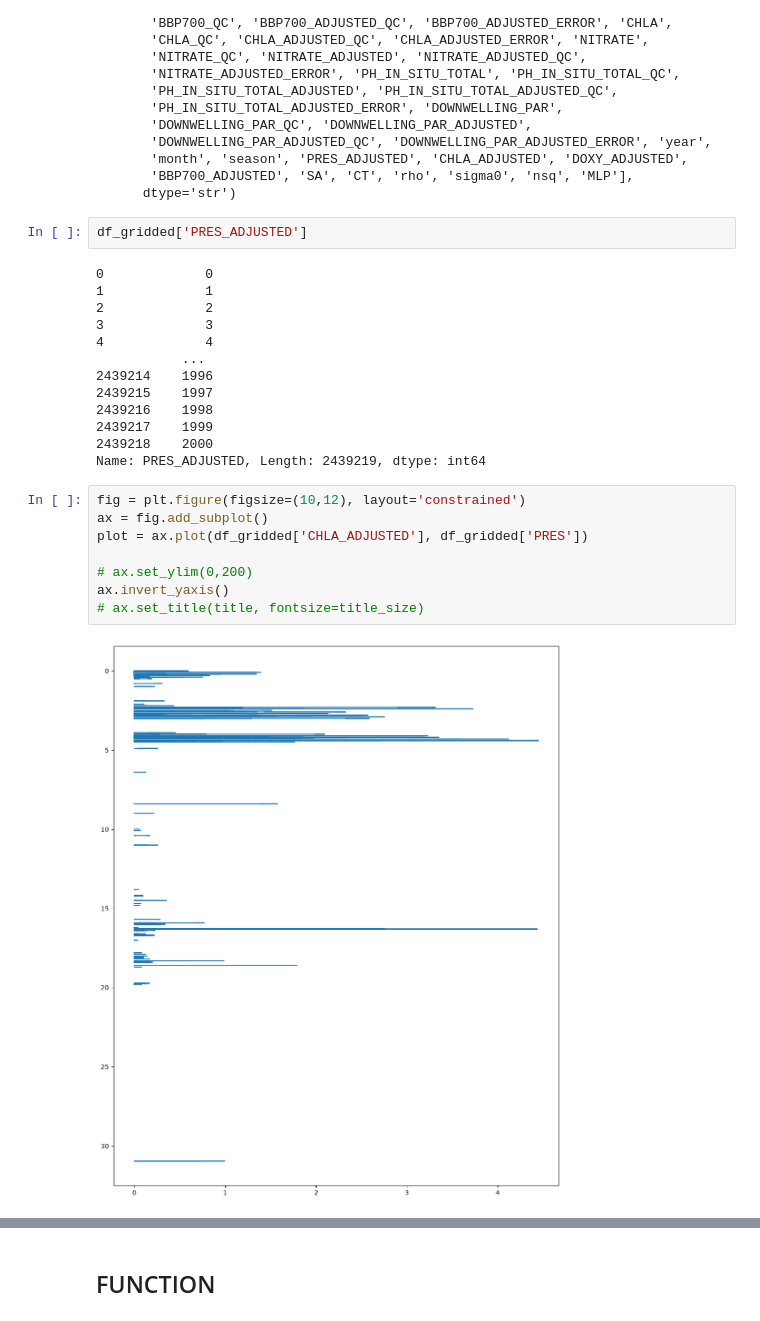
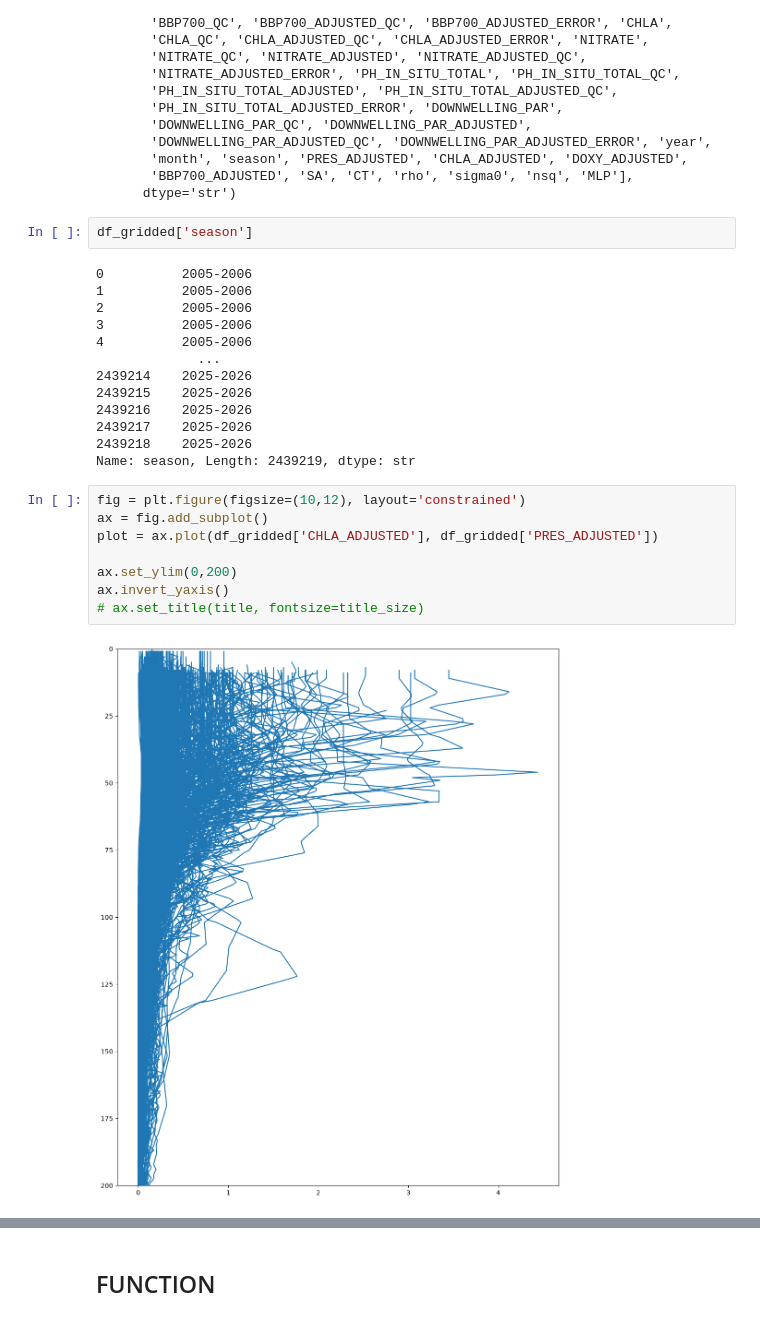
Before and after one commit to Lilah-Asalie/IBIS_Project, a Jupyter notebook: New_Subplots_ProMonths.ipynb, the cells around one changed output, grey strips where cells are left out. Drawn from its saved outputs; the diff is of its cells as text.

```diff
--- a/New_Subplots_ProMonths.ipynb
+++ b/New_Subplots_ProMonths.ipynb
@@ -269,27 +269,27 @@ Index(['DATE', 'Unnamed: 0.1', 'Unnamed: 0', 'WMOID', 'CYCLE_NUMBER',
        'BBP700_ADJUSTED', 'SA', 'CT', 'rho', 'sigma0', 'nsq', 'MLP'],
       dtype='str')
 # %%
-df_gridded['PRES_ADJUSTED']
+df_gridded['season']
 # %% [output]
-0             0
-1             1
-2             2
-3             3
-4             4
-           ...
-2439214    1996
-2439215    1997
-2439216    1998
-2439217    1999
-2439218    2000
-Name: PRES_ADJUSTED, Length: 2439219, dtype: int64
+0          2005-2006
+1          2005-2006
+2          2005-2006
+3          2005-2006
+4          2005-2006
+             ...
+2439214    2025-2026
+2439215    2025-2026
+2439216    2025-2026
+2439217    2025-2026
+2439218    2025-2026
+Name: season, Length: 2439219, dtype: str
 # %%
 fig = plt.figure(figsize=(10,12), layout='constrained')
 ax = fig.add_subplot()
-plot = ax.plot(df_gridded['CHLA_ADJUSTED'], df_gridded['PRES'])
+plot = ax.plot(df_gridded['CHLA_ADJUSTED'], df_gridded['PRES_ADJUSTED'])
 
-# ax.set_ylim(0,200)
+ax.set_ylim(0,200)
 ax.invert_yaxis()
 # ax.set_title(title, fontsize=title_size)
 # %% [output]
-[figure, old version]
+[figure, new version]
```
Also changed, not shown: parts of 2 cells of this notebook.
